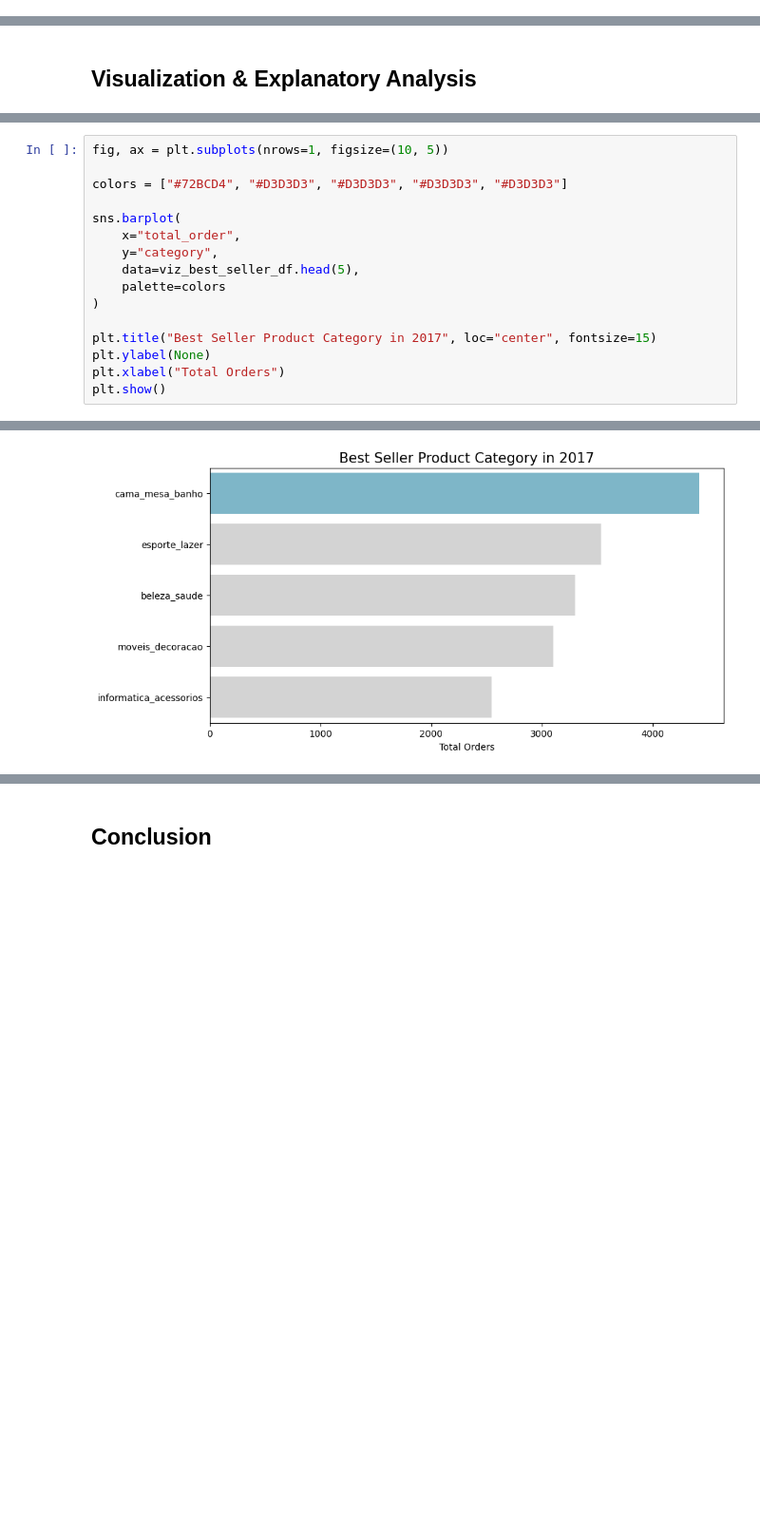
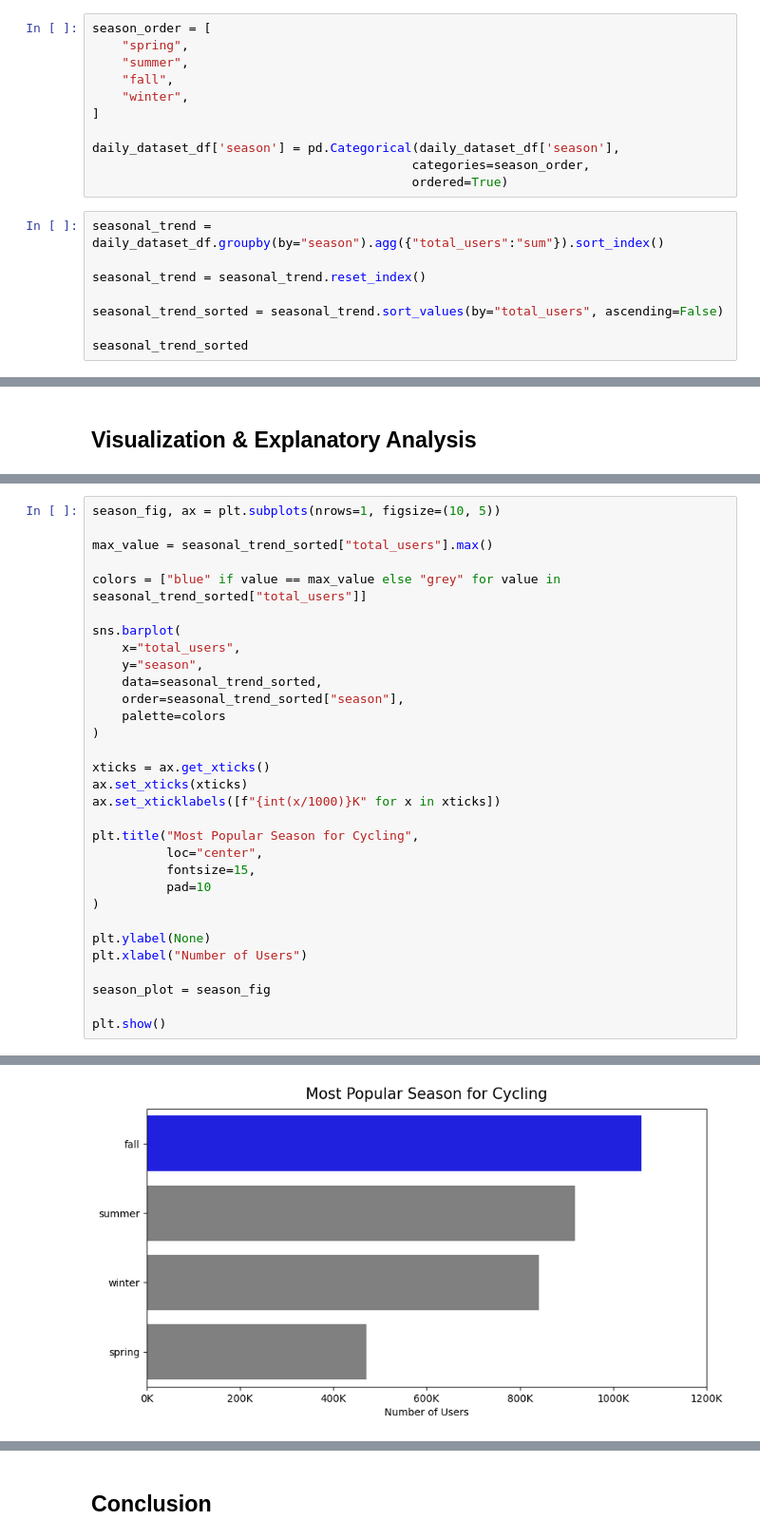
Before and after one commit to Sulbae/Bike-Sharing-Practice, a Jupyter notebook: notebook.ipynb, the cells around one changed output, grey strips where cells are left out. Shown at 95% size. Drawn from its saved outputs; the diff is of its cells as text; blank space fills up the shorter version.

```diff
--- a/notebook.ipynb
+++ b/notebook.ipynb
@@ -420,0 +446,19 @@ memory usage: 2.5+ MB
+# %%
+season_order = [
+    "spring",
+    "summer",
+    "fall",
+    "winter",
+]
+
+daily_dataset_df['season'] = pd.Categorical(daily_dataset_df['season'],
+                                           categories=season_order,
+                                           ordered=True)
+# %%
+seasonal_trend = daily_dataset_df.groupby(by="season").agg({"total_users":"sum"}).sort_index()
+
+seasonal_trend = seasonal_trend.reset_index()
+
+seasonal_trend_sorted = seasonal_trend.sort_values(by="total_users", ascending=False)
+
+seasonal_trend_sorted
@@ -794,21 +571,36 @@ See the caveats in the documentation: https://pandas.pydata.org/pandas-docs/stab
 # %%
-fig, ax = plt.subplots(nrows=1, figsize=(10, 5))
+season_fig, ax = plt.subplots(nrows=1, figsize=(10, 5))
 
-colors = ["#72BCD4", "#D3D3D3", "#D3D3D3", "#D3D3D3", "#D3D3D3"]
+max_value = seasonal_trend_sorted["total_users"].max()
+
+colors = ["blue" if value == max_value else "grey" for value in seasonal_trend_sorted["total_users"]]
 
 sns.barplot(
-    x="total_order",
-    y="category",
-    data=viz_best_seller_df.head(5),
+    x="total_users",
+    y="season",
+    data=seasonal_trend_sorted,
+    order=seasonal_trend_sorted["season"],
     palette=colors
 )
 
-plt.title("Best Seller Product Category in 2017", loc="center", fontsize=15)
+xticks = ax.get_xticks()
+ax.set_xticks(xticks)
+ax.set_xticklabels([f"{int(x/1000)}K" for x in xticks])
+
+plt.title("Most Popular Season for Cycling",
+          loc="center",
+          fontsize=15,
+          pad=10
+)
+
 plt.ylabel(None)
-plt.xlabel("Total Orders")
+plt.xlabel("Number of Users")
+
+season_plot = season_fig
+
 plt.show()
 # %% [output]
 Passing `palette` without assigning `hue` is deprecated and will be removed in v0.14.0. Assign the `y` variable to `hue` and set `legend=False` for the same effect.
 
   sns.barplot(
-[figure, old version]
+[figure, new version]
```
Also changed, not shown: parts of 138 cells of this notebook.
